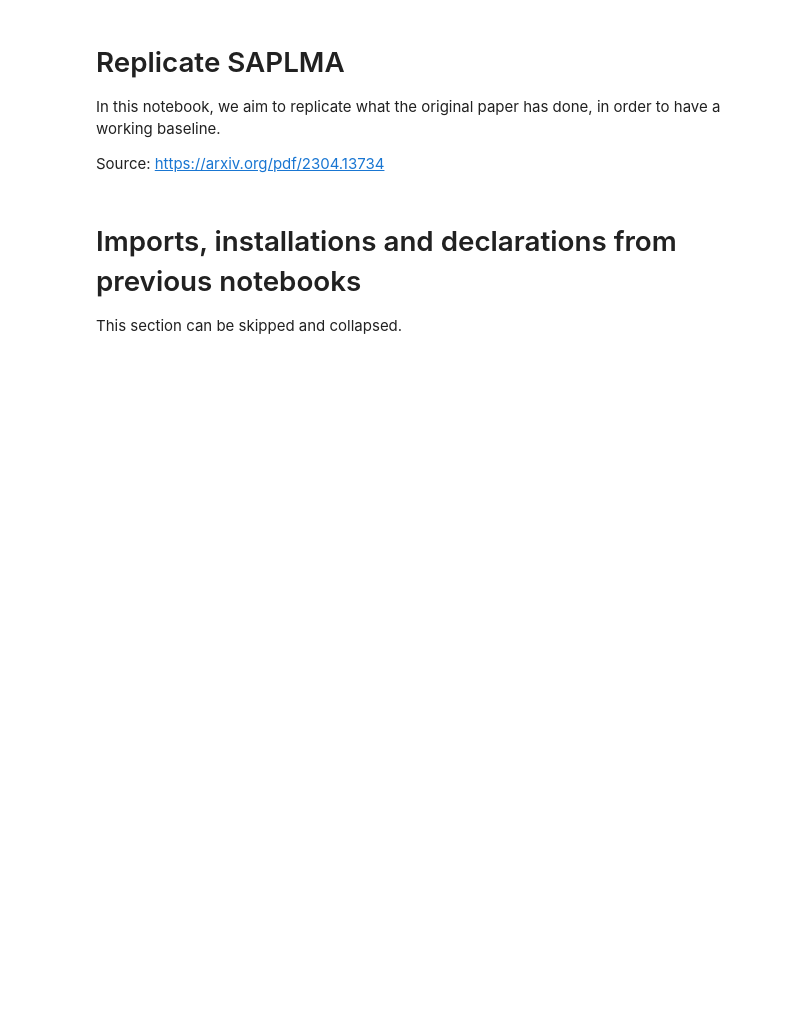
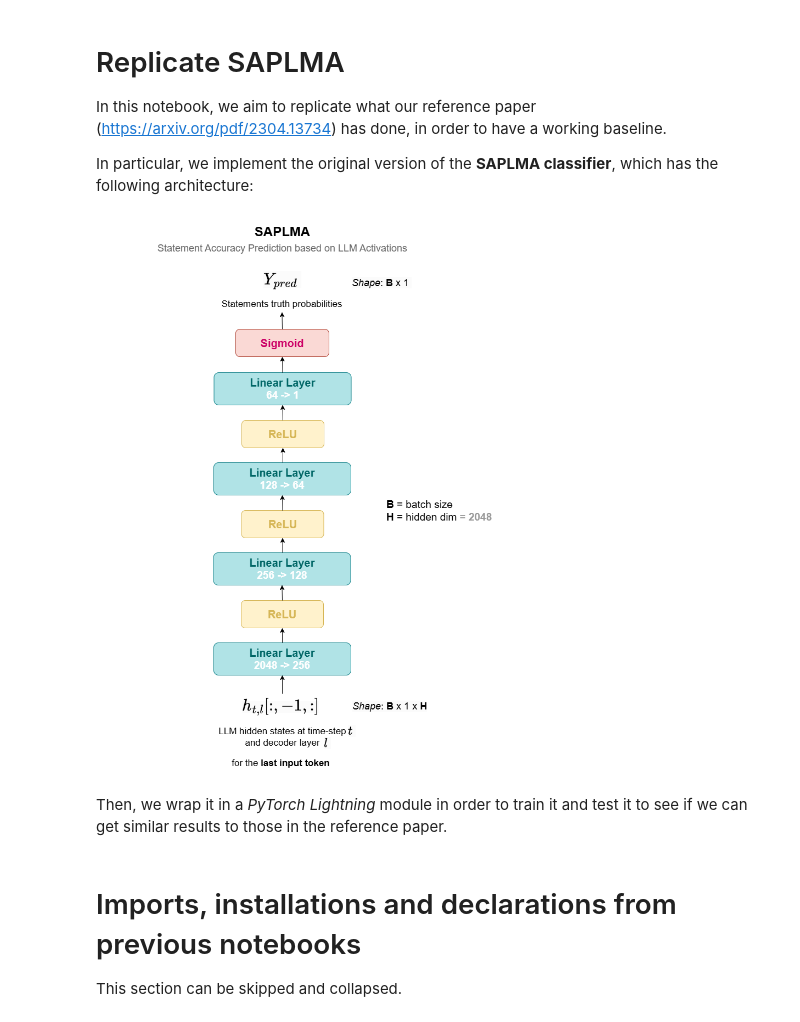
Before and after one commit to simonesestito/AML-project, a Jupyter notebook: 2_replicate_saplma.ipynb, the cells around one changed output. Saved outputs shown, nothing was run; the diff lists cells and outputs as text; code cells hidden in the pictures; blank space fills up the shorter version.

Commit message:
add image and formalization

```diff
--- a/2_replicate_saplma.ipynb
+++ b/2_replicate_saplma.ipynb
@@ -1,8 +1,15 @@
 # %% [markdown]
 # Replicate SAPLMA
-In this notebook, we aim to replicate what the original paper has done, in order to have a working baseline.
+In this notebook, we aim to replicate what our reference paper (https://arxiv.org/pdf/2304.13734) has done, in order to have a working baseline.
 
-Source: https://arxiv.org/pdf/2304.13734
+In particular, we implement the original version of the **SAPLMA classifier**, which has the following architecture:
+# %%
+from IPython.display import Image, display
+display(Image(filename='./images/SAPLMA.png', width=521, height=700))
+# %% [output]
+[figure, added]
+# %% [markdown]
+Then, we wrap it in a *PyTorch Lightning* module in order to train it and test it to see if we can get similar results to those in the reference paper.
 # %% [markdown]
 # Imports, installations and declarations from previous notebooks
 
```
Also changed, not shown: parts of 17 cells of this notebook, 2 other files.
